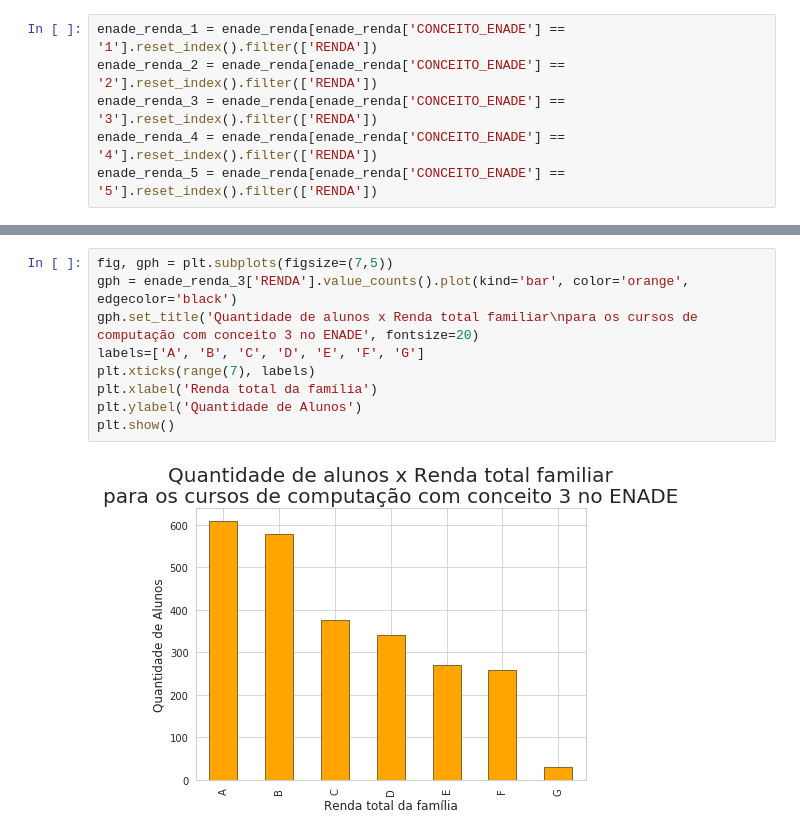
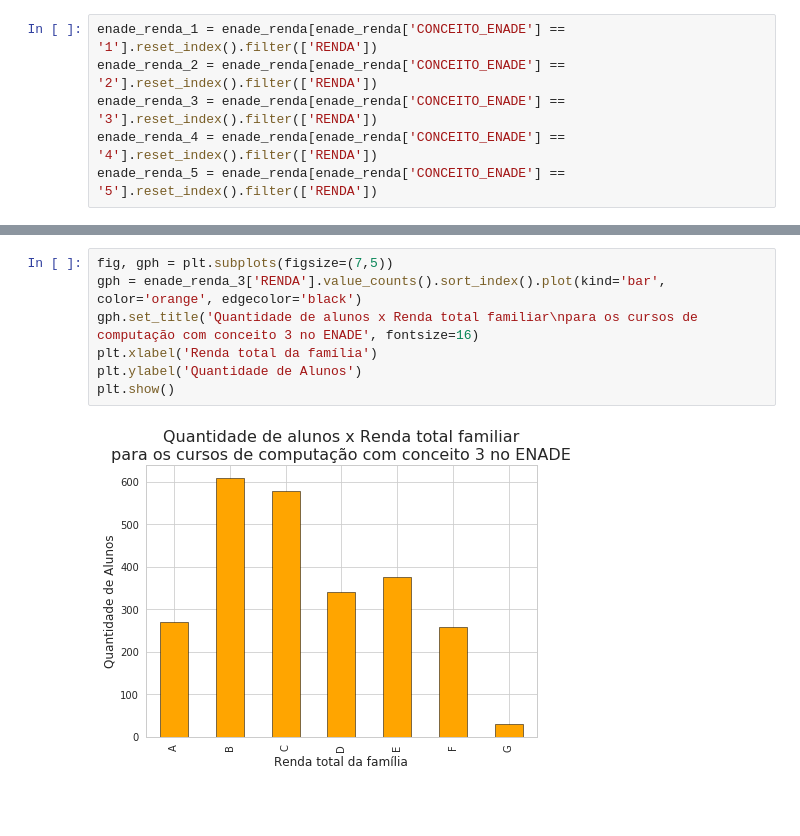
Before and after one commit to mateusqc/MC_2019.2, a Jupyter notebook: questao3.ipynb, the cells around one changed output, grey strips where cells are left out. Drawn from its saved outputs; the diff is of its cells as text; blank space fills up the shorter version.

```diff
--- a/questao3.ipynb
+++ b/questao3.ipynb
@@ -85,13 +79,11 @@ plt.show()
 # %%
 fig, gph = plt.subplots(figsize=(7,5))
-gph = enade_renda_3['RENDA'].value_counts().plot(kind='bar', color='orange', edgecolor='black')
-gph.set_title('Quantidade de alunos x Renda total familiar\npara os cursos de computação com conceito 3 no ENADE', fontsize=20)
-labels=['A', 'B', 'C', 'D', 'E', 'F', 'G']
-plt.xticks(range(7), labels)
+gph = enade_renda_3['RENDA'].value_counts().sort_index().plot(kind='bar', color='orange', edgecolor='black')
+gph.set_title('Quantidade de alunos x Renda total familiar\npara os cursos de computação com conceito 3 no ENADE', fontsize=16)
 plt.xlabel('Renda total da família')
 plt.ylabel('Quantidade de Alunos')
 plt.show()
 # %% [output]
-[figure, old version]
+[figure, new version]
 # %%
 fig, gph = plt.subplots(figsize=(7,5))
```
Also changed, not shown: parts of 9 cells of this notebook.
